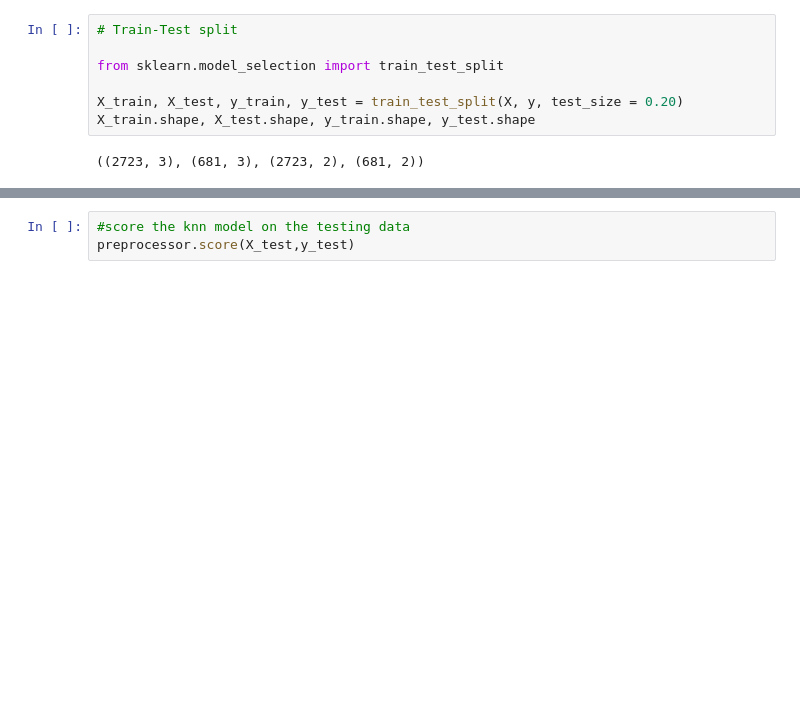
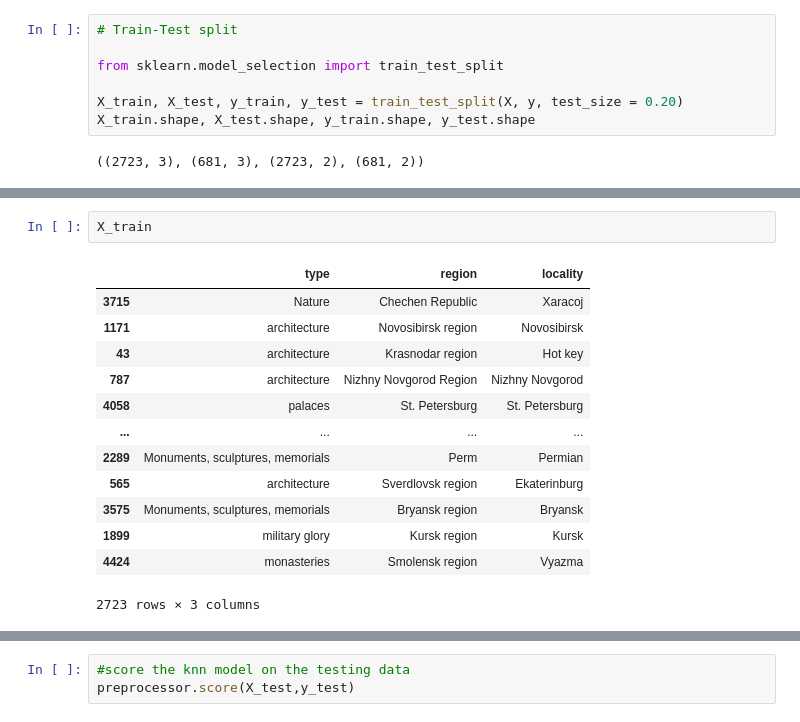
Before and after one commit to gilles4/stilligo_GitHub, a Jupyter notebook: pipeline.ipynb, the cells around one changed output, grey strips where cells are left out. Saved outputs shown, nothing was run; the diff lists cells and outputs as text; blank space fills up the shorter version.

```diff
--- a/pipeline.ipynb
+++ b/pipeline.ipynb
@@ -151,3 +219,19 @@ Preprocessed training set
+# %%
+X_train
+# %% [output]
+|  | type | region | locality |
+| 3715 | Nature | Chechen Republic | Xaracoj |
+| 1171 | architecture | Novosibirsk region | Novosibirsk |
+| 43 | architecture | Krasnodar region | Hot key |
+| 787 | architecture | Nizhny Novgorod Region | Nizhny Novgorod |
+| 4058 | palaces | St. Petersburg | St. Petersburg |
+| ... | ... | ... | ... |
+| 2289 | Monuments, sculptures, memorials | Perm | Permian |
+| 565 | architecture | Sverdlovsk region | Ekaterinburg |
+| 3575 | Monuments, sculptures, memorials | Bryansk region | Bryansk |
+| 1899 | military glory | Kursk region | Kursk |
+| 4424 | monasteries | Smolensk region | Vyazma |
+2723 rows × 3 columns
 # %%
 # Get features' names
 preprocessor.get_feature_names_out()
```
Also changed, not shown: parts of 14 cells of this notebook.
